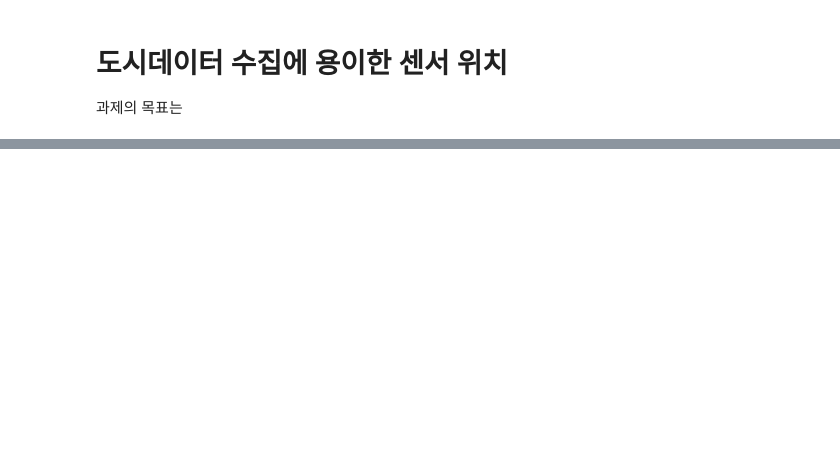
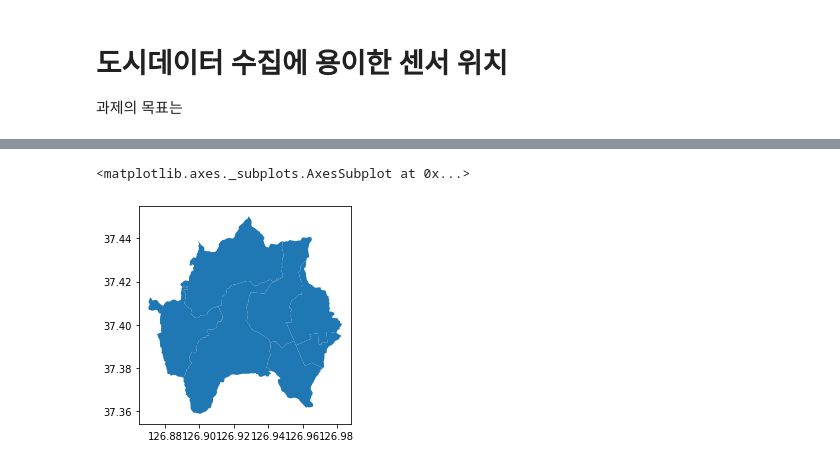
Before and after one commit to codingKYU/Deep-Learning, a Jupyter notebook: IoT_Sensor/Untitled.ipynb, the cells around one changed output, grey strips where cells are left out. Cells and saved outputs as stored; diff of their text form; code cells hidden in the pictures; blank space fills up the shorter version.

```diff
--- a/IoT_Sensor/Untitled.ipynb
+++ b/IoT_Sensor/Untitled.ipynb
@@ -162,0 +103,5 @@ old.plot()
+# %%
+s_boundary_t.plot()
+# %% [output]
+<matplotlib.axes._subplots.AxesSubplot at 0x...>
+[figure, added]
```
Also changed, not shown: parts of 49 cells of this notebook.
